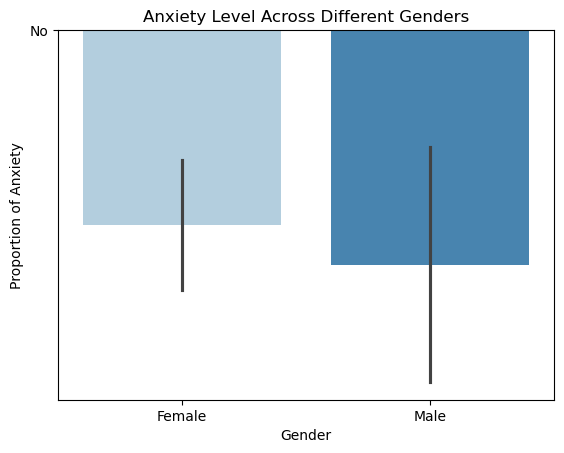
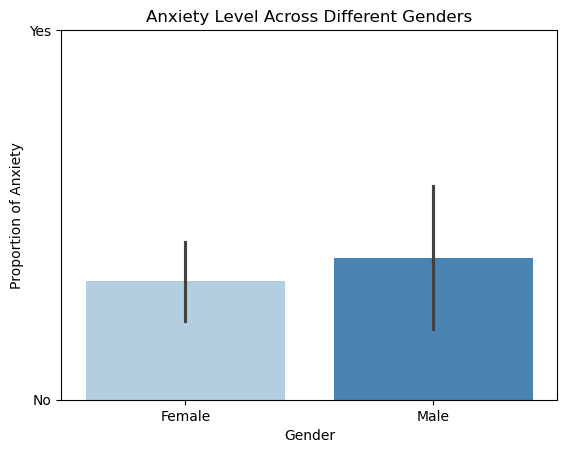
Code edit (unified diff) that turned the first committed figure into the second:
--- before
+++ after
@@ -9,3 +9,6 @@
 plt.xlabel("Gender")
 plt.ylabel("Proportion of Anxiety")
+plt.ylim(0,1)
 plt.show()
+
+

Commit: jai refais lexercice 5